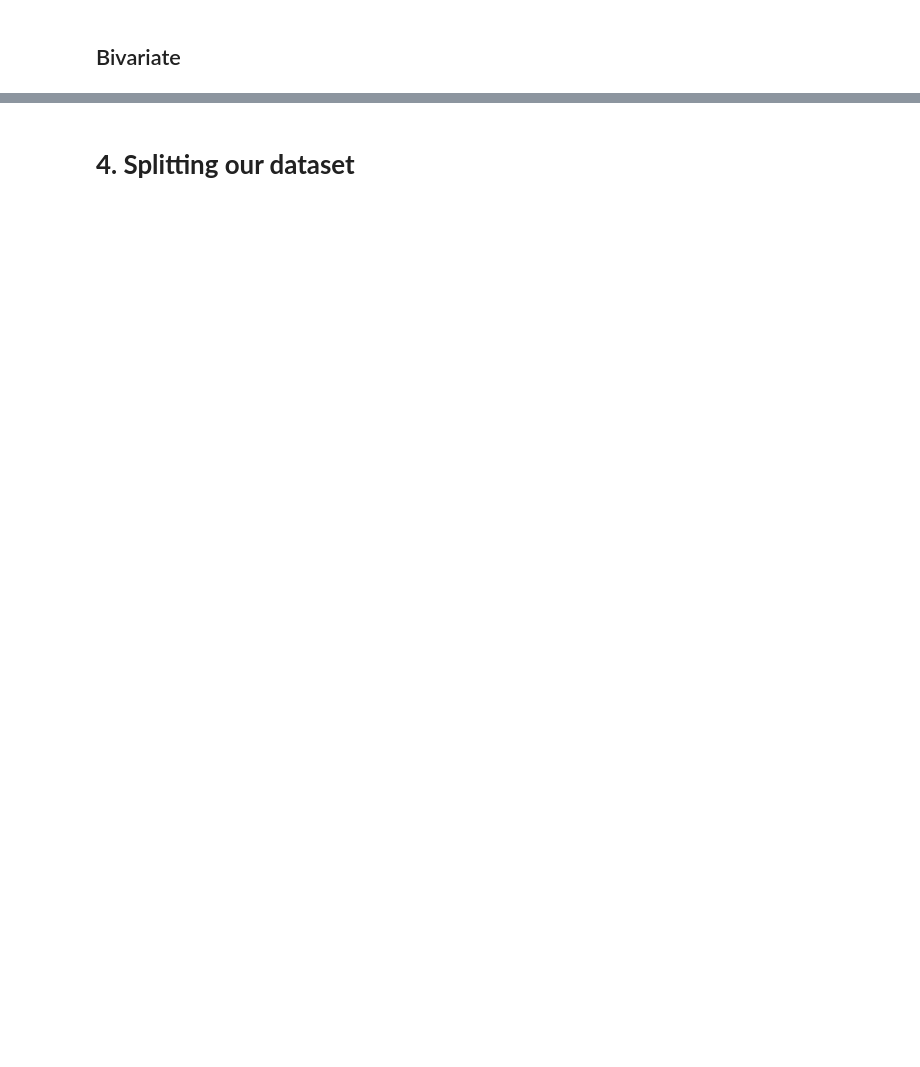
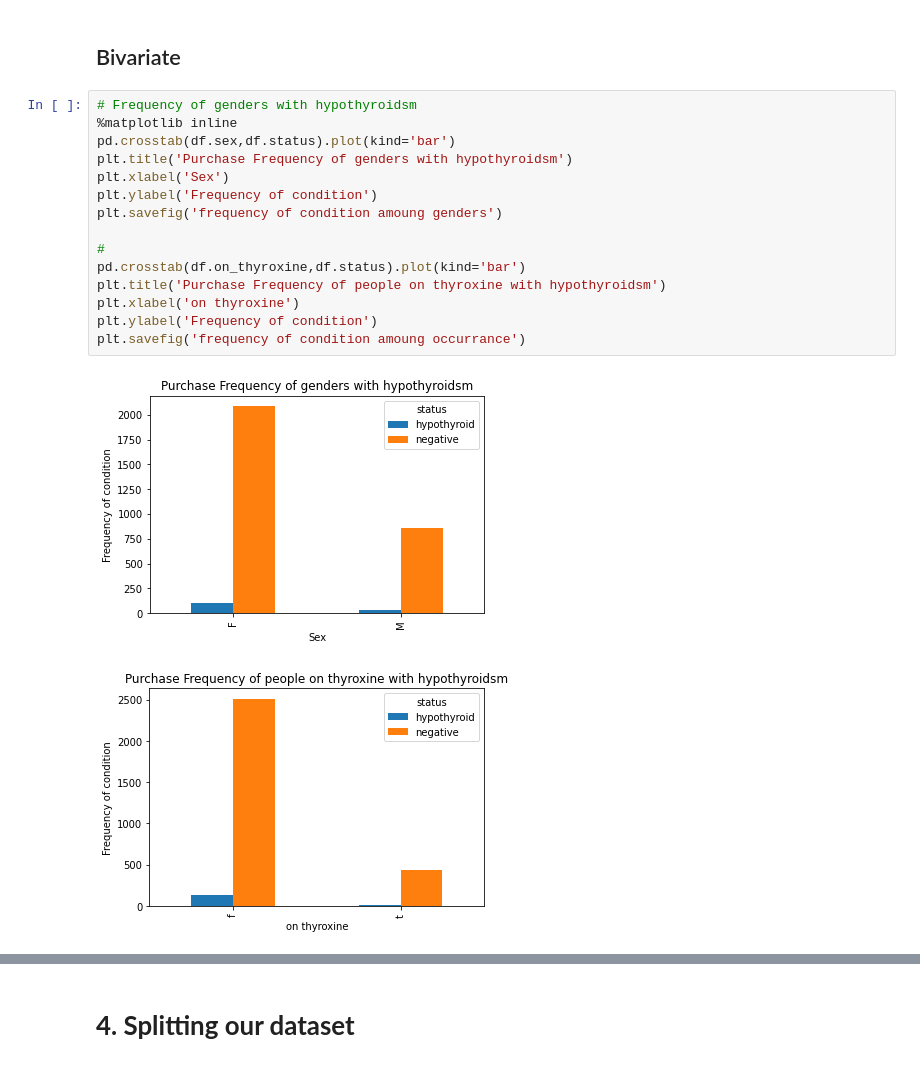
Before and after one commit to PrecyMaeMwanyungu/Hypothyroidism_prediction, a Jupyter notebook: _Precy_Mae_Independent_Project_Core_Week8.ipynb, the cells around one changed output, grey strips where cells are left out. Cells and saved outputs as stored; diff of their text form; blank space fills up the shorter version.

```diff
--- a/_Precy_Mae_Independent_Project_Core_Week8.ipynb
+++ b/_Precy_Mae_Independent_Project_Core_Week8.ipynb
@@ -311,2 +304,20 @@ plt.show()
 # %% [markdown]
 ## Bivariate
+# %%
+# Frequency of genders with hypothyroidsm
+%matplotlib inline
+pd.crosstab(df.sex,df.status).plot(kind='bar')
+plt.title('Purchase Frequency of genders with hypothyroidsm')
+plt.xlabel('Sex')
+plt.ylabel('Frequency of condition')
+plt.savefig('frequency of condition amoung genders')
+
+#
+pd.crosstab(df.on_thyroxine,df.status).plot(kind='bar')
+plt.title('Purchase Frequency of people on thyroxine with hypothyroidsm')
+plt.xlabel('on thyroxine')
+plt.ylabel('Frequency of condition')
+plt.savefig('frequency of condition amoung occurrance')
+# %% [output]
+[figure, added]
+[figure, added]
```
Also changed, not shown: parts of 63 cells of this notebook.
